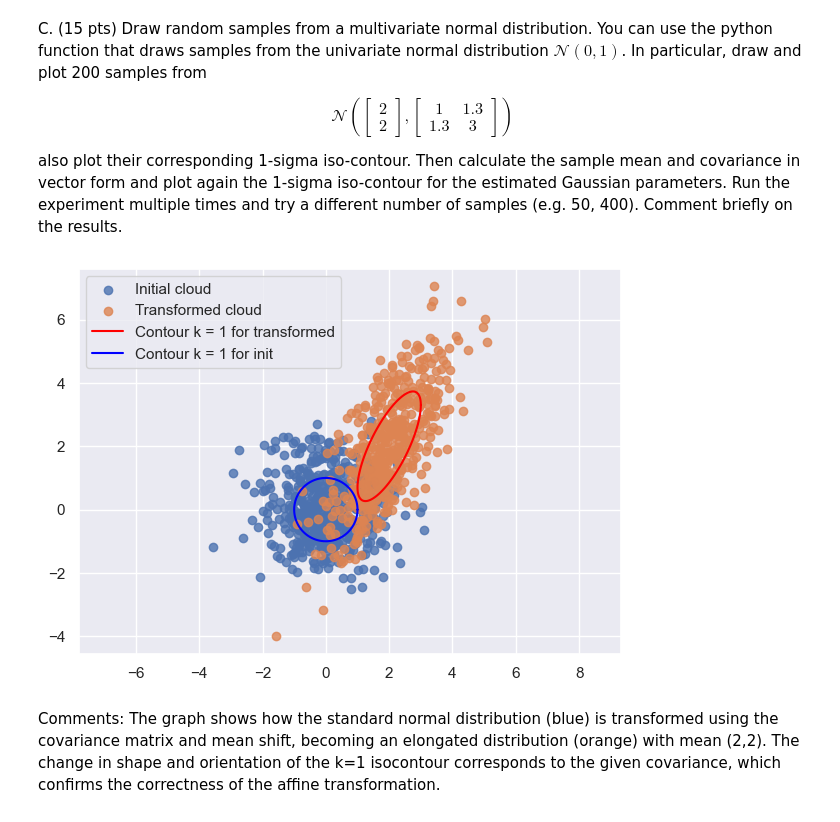
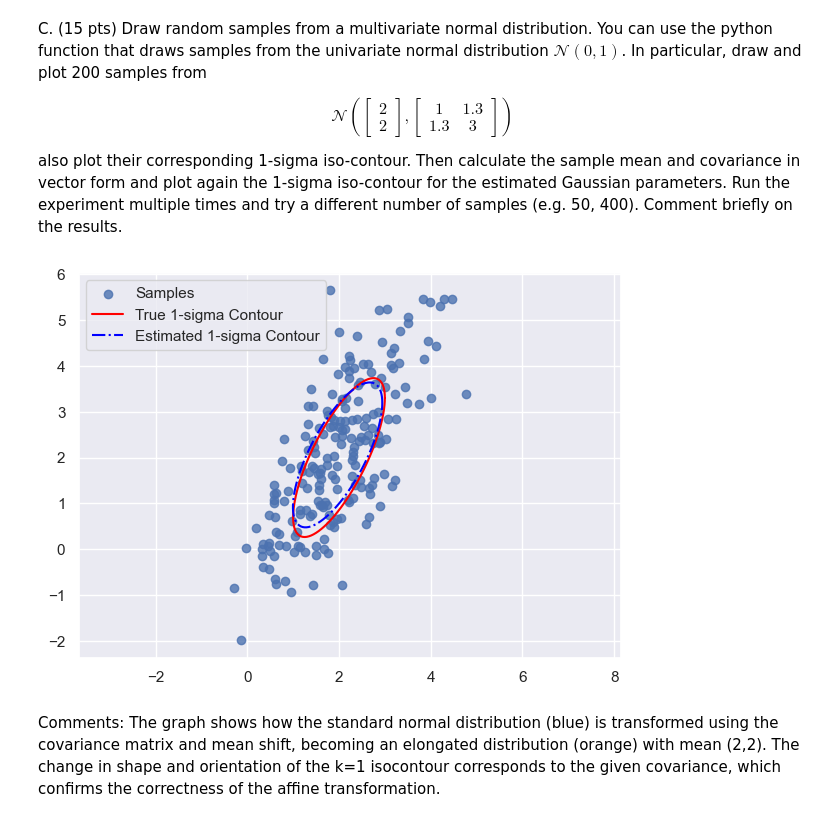
Before and after one commit to HerMak56/perception-in-robotics, a Jupyter notebook: HomeWork/PS1/PS1_Solution_German_Devchich.ipynb, the cells around one changed output. Drawn from its saved outputs; the diff is of its cells as text; code cells hidden in the pictures.

```diff
--- a/HomeWork/PS1/PS1_Solution_German_Devchich.ipynb
+++ b/HomeWork/PS1/PS1_Solution_German_Devchich.ipynb
@@ -257,46 +256,47 @@ def plot2dcov(mean: np.array, covariance: np.array, k_values: list, method: str
     cloud_list = []
     for k in k_values:
         scaled_points = points * float(k)
         if method == "SVD":
             u, s, vh = np.linalg.svd(covariance)
             A = u @ np.diag(np.sqrt(s))
         elif method == "cholesky":
             A = cholesky(covariance)
         cloud = (A @ scaled_points.T + mean).T
         cloud_list.append(cloud)
 
     return np.vstack(cloud_list)
 
-number_samples = 500
+number_samples = 200
 x = np.random.normal(loc=0, scale=1, size=(number_samples, 2))
 
-cov = np.array([
+cov_true = np.array([
     [1, 1.3],
     [1.3, 3]
 ])
-mean = np.array([[2], [2]])
+mean_true = np.array([[2], [2]])
 
-A = cholesky(cov)
-transformed = (A @ x.T + mean).T
 
-colors = ['red', 'blue', 'green']
+A = cholesky(cov_true)
+transformed = (A @ x.T + mean_true).T
 
-cloud_transformed_contour = plot2dcov(mean=mean, covariance=cov, k_values=[1], num_points=100, method='cholesky')
-cloud_init_contour = plot2dcov(mean=np.zeros(shape=(2,1)), covariance=np.eye(2), k_values=[1], num_points=100, method='cholesky')
+sample_mean = np.mean(transformed, axis=0, keepdims=True).T
+sample_cov = np.cov(transformed.T)
+
+contour_true = plot2dcov(mean=mean_true, covariance=cov_true, k_values=[1], num_points=100, method='cholesky')
+contour_est = plot2dcov(mean=sample_mean, covariance=sample_cov, k_values=[1], num_points=100, method='cholesky')
 
 plt.figure(figsize=(7, 5))
-plt.scatter(x[:, 0], x[:, 1], alpha=0.8, label='Initial cloud')
-plt.scatter(transformed[:, 0], transformed[:, 1], alpha=0.8, label='Transformed cloud')
-plt.plot(cloud_transformed_contour[:, 0], cloud_transformed_contour[:, 1], label='Contour k = 1 for transformed', color=colors[0])
-plt.plot(cloud_init_contour[:, 0], cloud_init_contour[:, 1], label='Contour k = 1 for init', color=colors[1])
+plt.scatter(transformed[:, 0], transformed[:, 1], alpha=0.8, label='Samples')
+plt.plot(contour_true[:, 0], contour_true[:, 1], label='True 1-sigma Contour', color='red')
+plt.plot(contour_est[:, 0], contour_est[:, 1], label='Estimated 1-sigma Contour', color='blue', ls= "-.")
 
 plt.axis('equal')
 plt.legend()
 plt.grid()
 plt.gca().set_aspect('equal')
 plt.show()
 # %% [output]
-[figure, old version]
+[figure, new version]
 # %% [markdown]
 Comments: The graph shows how the standard normal distribution (blue) is transformed using the covariance matrix and mean shift, becoming an elongated distribution (orange) with mean (2,2). The change in shape and orientation of the k=1 isocontour corresponds to the given covariance, which confirms the correctness of the affine transformation.
 # %% [markdown]
```
Also changed, not shown: parts of 5 cells of this notebook, 4 other files.
